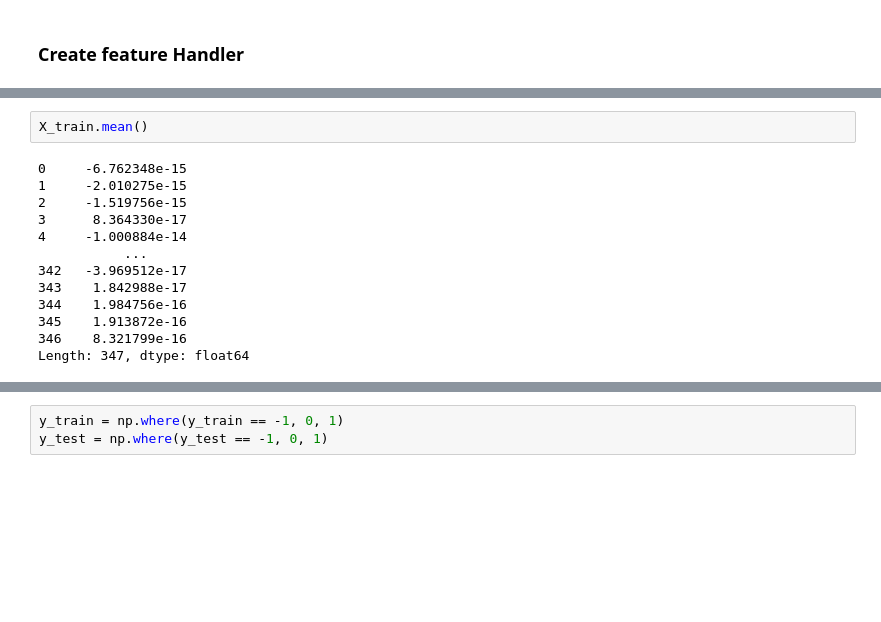
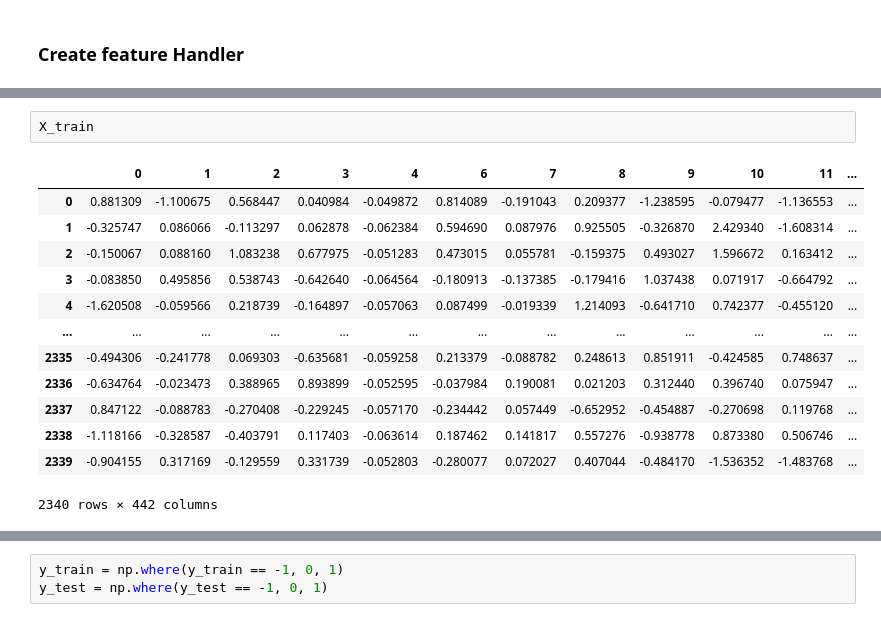
Before and after one commit to simmonspark/-, a Jupyter notebook: lab2/lab2.ipynb, the cells around one changed output, grey strips where cells are left out. Drawn from its saved outputs; the diff is of its cells as text; blank space fills up the shorter version.

```diff
--- a/lab2/lab2.ipynb
+++ b/lab2/lab2.ipynb
@@ -268,18 +247,19 @@ Index([18, 20, 84], dtype='int64')
 # %%
-X_train.mean()
+X_train
 # %% [output]
+|  | 0 | 1 | 2 | 3 | 4 | 6 | 7 | 8 | 9 | 10 | 11 | ... |
+| 0 | 0.881309 | -1.100675 | 0.568447 | 0.040984 | -0.049872 | 0.814089 | -0.191043 | 0.209377 | -1.238595 | -0.079477 | -1.136553 | ... |
+| 1 | -0.325747 | 0.086066 | -0.113297 | 0.062878 | -0.062384 | 0.594690 | 0.087976 | 0.925505 | -0.326870 | 2.429340 | -1.608314 | ... |
+| 2 | -0.150067 | 0.088160 | 1.083238 | 0.677975 | -0.051283 | 0.473015 | 0.055781 | -0.159375 | 0.493027 | 1.596672 | 0.163412 | ... |
+| 3 | -0.083850 | 0.495856 | 0.538743 | -0.642640 | -0.064564 | -0.180913 | -0.137385 | -0.179416 | 1.037438 | 0.071917 | -0.664792 | ... |
+| 4 | -1.620508 | -0.059566 | 0.218739 | -0.164897 | -0.057063 | 0.087499 | -0.019339 | 1.214093 | -0.641710 | 0.742377 | -0.455120 | ... |
+| ... | ... | ... | ... | ... | ... | ... | ... | ... | ... | ... | ... | ... |
+| 2335 | -0.494306 | -0.241778 | 0.069303 | -0.635681 | -0.059258 | 0.213379 | -0.088782 | 0.248613 | 0.851911 | -0.424585 | 0.748637 | ... |
+| 2336 | -0.634764 | -0.023473 | 0.388965 | 0.893899 | -0.052595 | -0.037984 | 0.190081 | 0.021203 | 0.312440 | 0.396740 | 0.075947 | ... |
+| 2337 | 0.847122 | -0.088783 | -0.270408 | -0.229245 | -0.057170 | -0.234442 | 0.057449 | -0.652952 | -0.454887 | -0.270698 | 0.119768 | ... |
+| 2338 | -1.118166 | -0.328587 | -0.403791 | 0.117403 | -0.063614 | 0.187462 | 0.141817 | 0.557276 | -0.938778 | 0.873380 | 0.506746 | ... |
+| 2339 | -0.904155 | 0.317169 | -0.129559 | 0.331739 | -0.052803 | -0.280077 | 0.072027 | 0.407044 | -0.484170 | -1.536352 | -1.483768 | ... |
-0     -6.762348e-15
-1     -2.010275e-15
-2     -1.519756e-15
-3      8.364330e-17
-4     -1.000884e-14
-           ...
-342   -3.969512e-17
-343    1.842988e-17
-344    1.984756e-16
-345    1.913872e-16
-346    8.321799e-16
-Length: 347, dtype: float64
+2340 rows × 442 columns
 # %%
 X_train.shape
 # %% [output]
```
Also changed, not shown: parts of 27 cells of this notebook, 2 other files.
